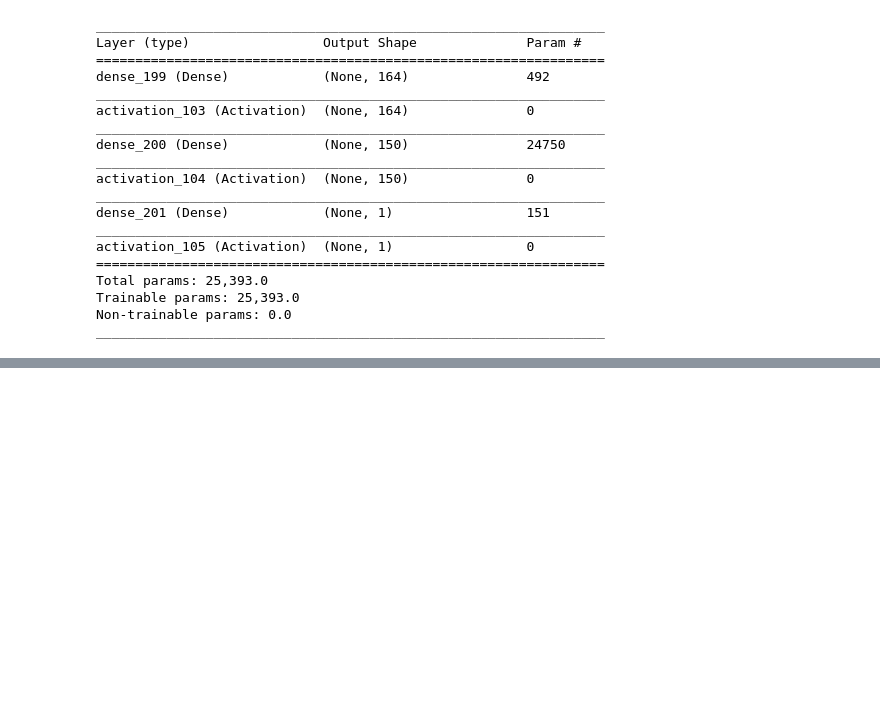
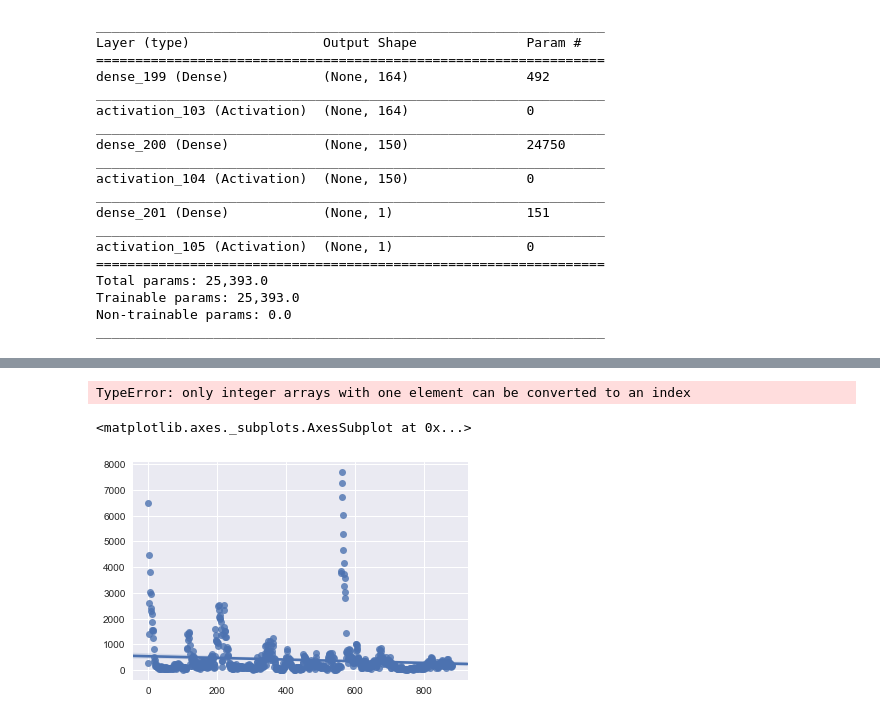
Before and after one commit to jonhilgart22/UNH-projects, a Jupyter notebook: deep_learning/notebooks/Jonathan_Hilgart-1.1-Taxi_cab_EDA.ipynb, the cells around one changed output, grey strips where cells are left out. Saved outputs shown, nothing was run; the diff lists cells and outputs as text; code cells hidden in the pictures; blank space fills up the shorter version.

Commit message:
working on Actor/Critic

```diff
--- a/deep_learning/notebooks/Jonathan_Hilgart-1.1-Taxi_cab_EDA.ipynb
+++ b/deep_learning/notebooks/Jonathan_Hilgart-1.1-Taxi_cab_EDA.ipynb
@@ -1386,6 +1055,8 @@ Non-trainable params: 0.0
 _________________________________________________________________
 # %%
 def critic_model(OBSERVATION_SPACE):
+    """Build a critic model.
+    Code inspired from http://www.rage.net/~greg/2016-07-05-ActorCritic-with-OpenAI-Gym.html"""
     critic_model = Sequential()
 
     critic_model = Sequential()
@@ -1549,0 +1384,6 @@ def trainer(epochs=1000, batchSize=40,
+# %%
+c_model = critic_model(2)
+# %%
+a_model = actor_model(9,2)
+# %%
+actor_loss,critic_loss = trainer(c_model,a_model,buffer=10,batchSize=10)
@@ -1549,0 +1428,9 @@ def trainer(epochs=1000, batchSize=40,
+# %%
+sns.regplot([_ for _ in range(len(actor_loss))],actor_loss)
+# %% [output]
+TypeError: only integer arrays with one element can be converted to an index
+# %%
+sns.regplot(x=np.array([_ for _ in range(len(critic_loss))]),y=np.array(critic_loss))
+# %% [output]
+<matplotlib.axes._subplots.AxesSubplot at 0x...>
+[figure, added]
```
Also changed, not shown: parts of 36 cells of this notebook, 3 other files.
